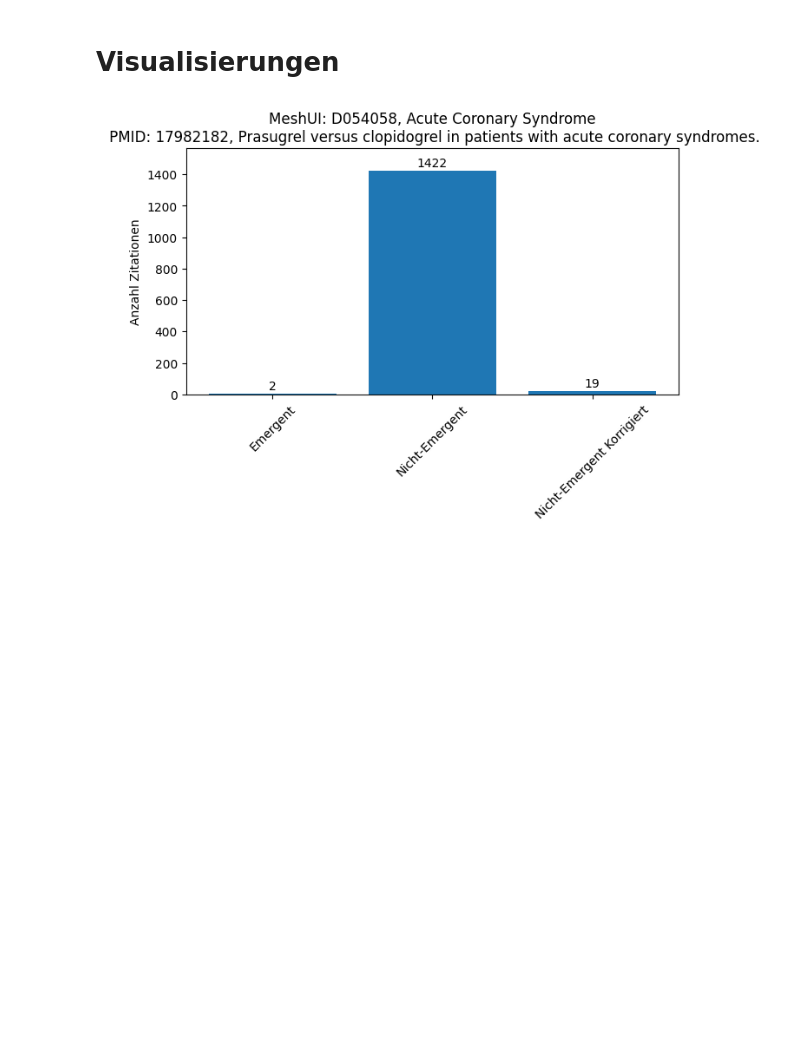
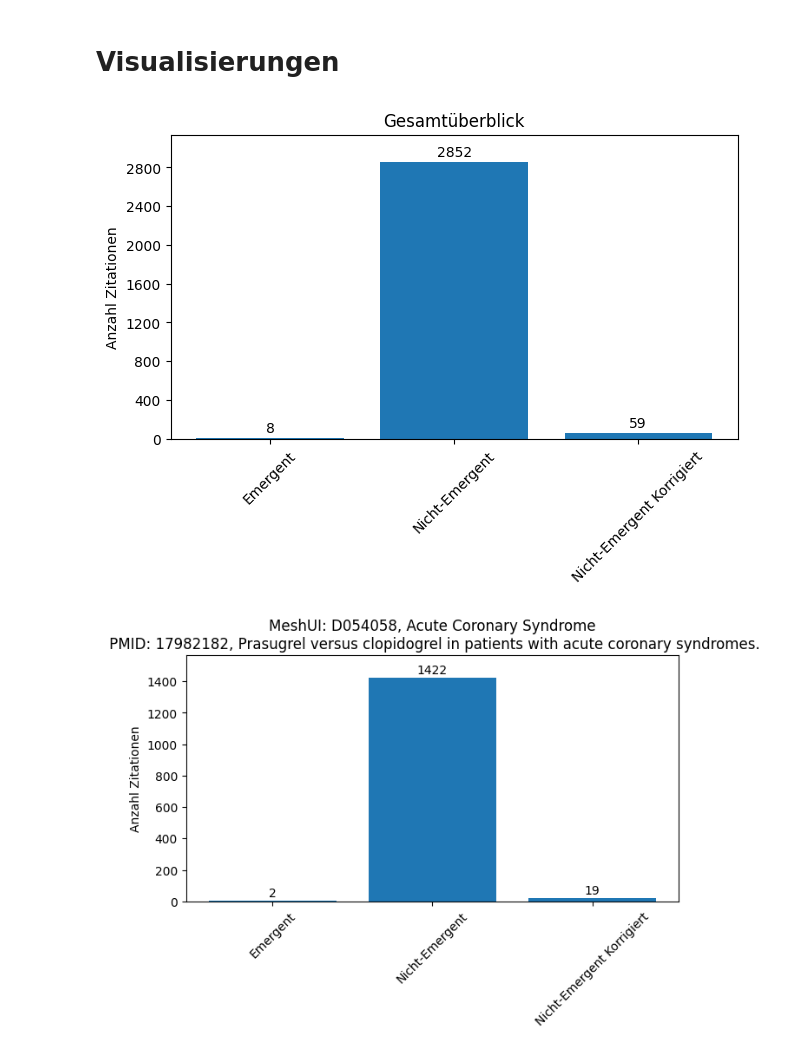
Before and after one commit to Johanna0999/MA_Code, a Jupyter notebook: pethke_master.ipynb, the cells around one changed output. Saved outputs shown, nothing was run; the diff lists cells and outputs as text; code cells hidden in the pictures; blank space fills up the shorter version.

Commit message:
Visualisierung für Gesamtüberblick hinzugefügt

```diff
--- a/pethke_master.ipynb
+++ b/pethke_master.ipynb
@@ -403,3 +466,7 @@ def visualisiereENENEKkumuliert(UI, PMID):
+# %%
+visualisiereALLES()
+# %% [output]
+[figure, added]
 # %%
 visualisiereENENEKkumuliert("D054058", 17982182)
 # %% [output]
```
Also changed, not shown: parts of 2 cells of this notebook.
